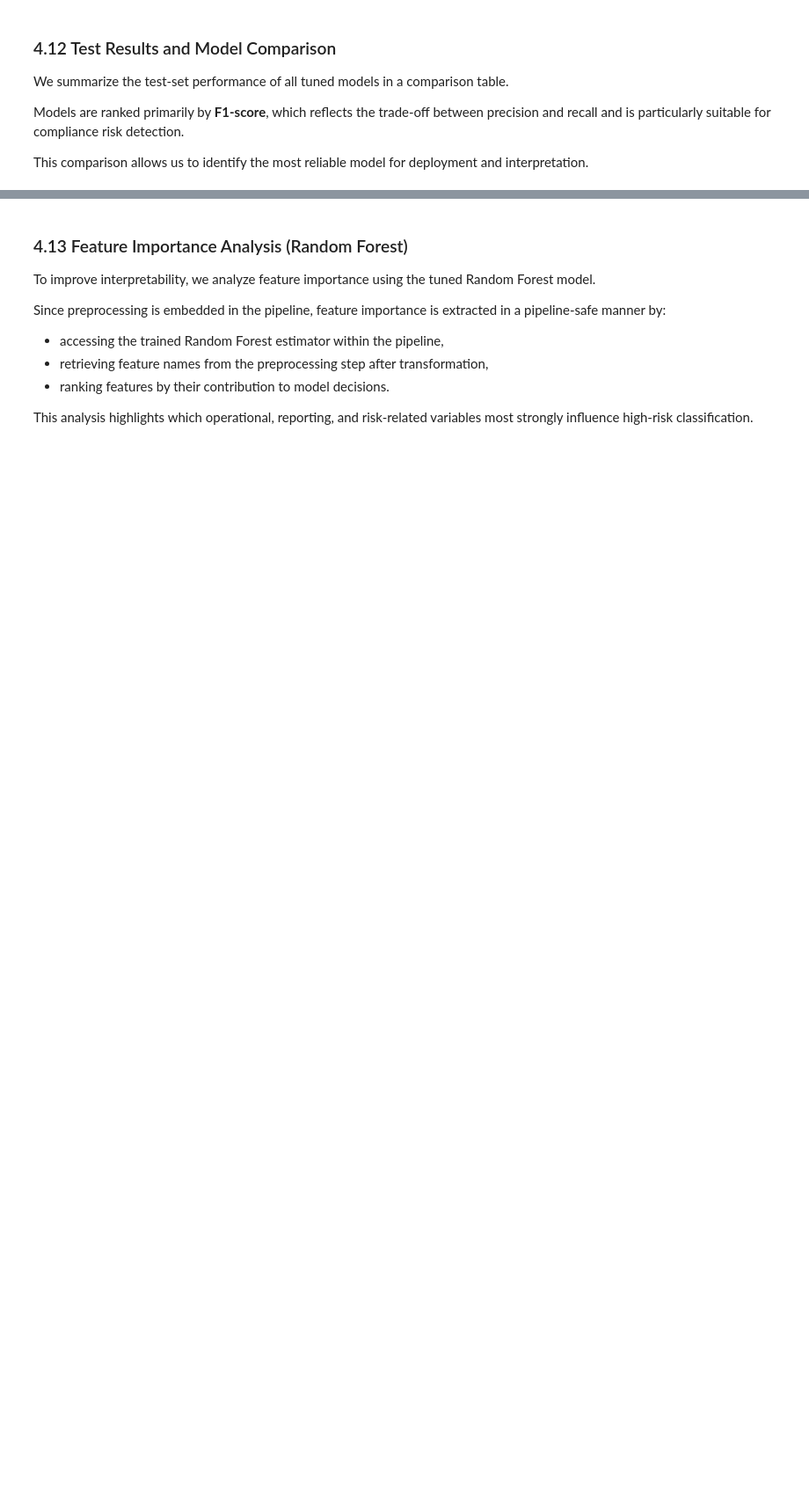
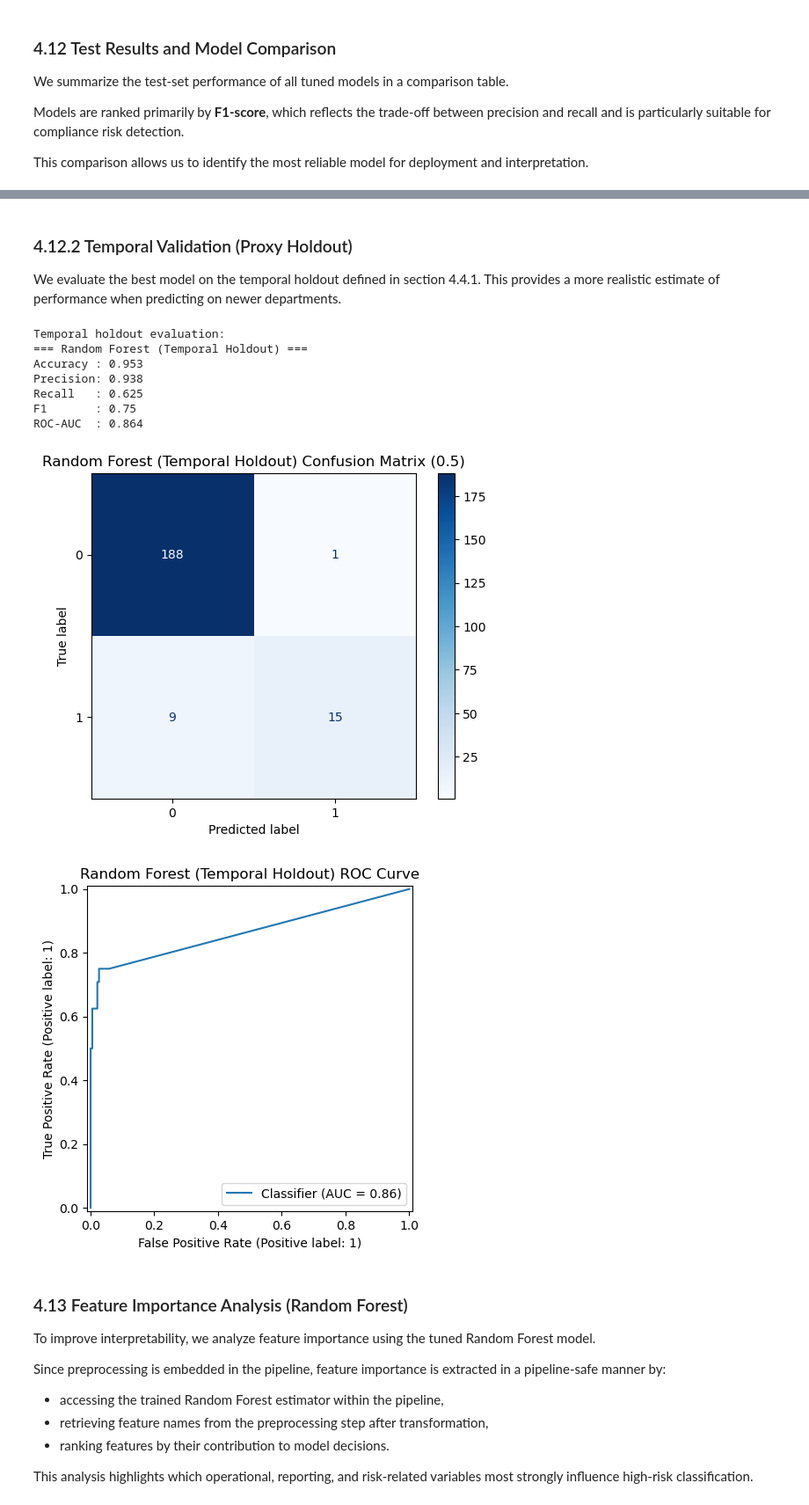
Before and after one commit to deniztaylan06/PROJECT_321551, a Jupyter notebook: main.ipynb, the cells around one changed output, grey strips where cells are left out. Shown at 88% size. Saved outputs shown, nothing was run; the diff lists cells and outputs as text; code cells hidden in the pictures; blank space fills up the shorter version.

```diff
--- a/main.ipynb
+++ b/main.ipynb
@@ -779,0 +923,27 @@ Test size: 142
+# %%
+temporal_col = "dept_age_years"
+
+if temporal_col in X.columns:
+    temporal_sorted = X[[temporal_col]].copy()
+    temporal_sorted[target_col] = y
+    temporal_sorted = temporal_sorted.sort_values(by=temporal_col, ascending=False)
+
+    cutoff = int(len(temporal_sorted) * 0.7)
+    trainval_idx = temporal_sorted.index[:cutoff]
+    test_idx = temporal_sorted.index[cutoff:]
+
+    X_trainval_t = X.loc[trainval_idx]
+    y_trainval_t = y.loc[trainval_idx]
+    X_test_t = X.loc[test_idx]
+    y_test_t = y.loc[test_idx]
+
+    X_train_t, X_val_t, y_train_t, y_val_t = train_test_split(
+        X_trainval_t, y_trainval_t, test_size=0.25, random_state=42, stratify=y_trainval_t
+    )
+
+    print("Temporal split using:", temporal_col)
+    print("Train size:", X_train_t.shape[0])
+    print("Validation size:", X_val_t.shape[0])
+    print("Test size:", X_test_t.shape[0])
+else:
+    print("Temporal column not found:", temporal_col)
@@ -1161,3 +1410,29 @@ Model comparison on the test set (sorted by F1):
+# %% [markdown]
+### 4.12.2 Temporal Validation (Proxy Holdout)
+
+We evaluate the best model on the temporal holdout defined in section 4.4.1.
+This provides a more realistic estimate of performance when predicting on newer departments.
+# %%
+from sklearn.base import clone
+
+if 'X_test_t' in globals():
+    best_temporal = clone(best_estimator)
+    best_temporal.fit(X_trainval_t, y_trainval_t)
+
+    print("Temporal holdout evaluation:")
+    evaluate_model(best_temporal, X_test_t, y_test_t, f"{best_name} (Temporal Holdout)")
+else:
+    print("Temporal split not available. Skipping temporal validation.")
+# %% [output]
+Temporal holdout evaluation:
+=== Random Forest (Temporal Holdout) ===
+Accuracy : 0.953
+Precision: 0.938
+Recall   : 0.625
+F1       : 0.75
+ROC-AUC  : 0.864
+[figure, added]
+[figure, added]
 # %% [markdown]
 ### 4.13 Feature Importance Analysis (Random Forest)
 
```
Also changed, not shown: parts of 20 cells of this notebook, 20 other files.
